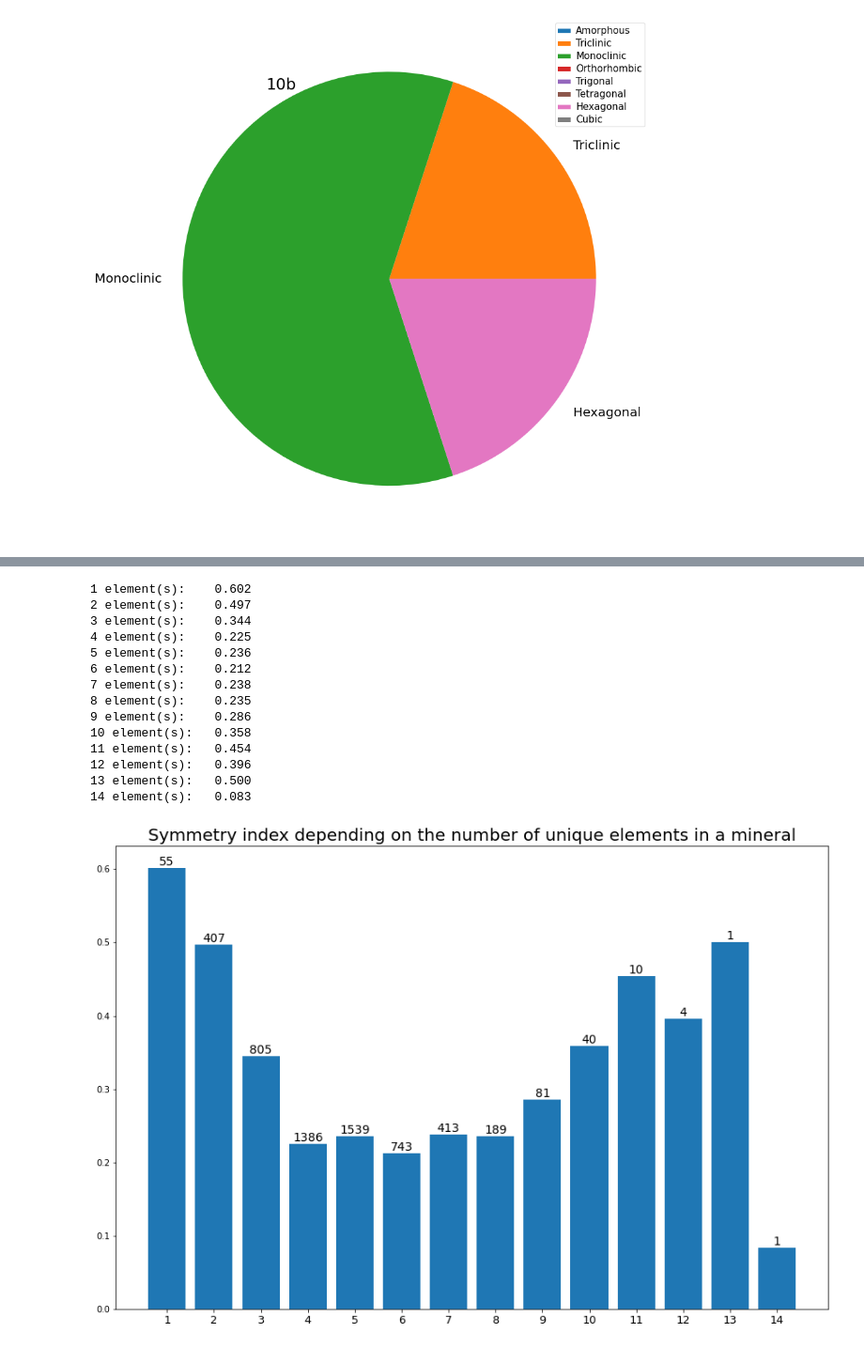
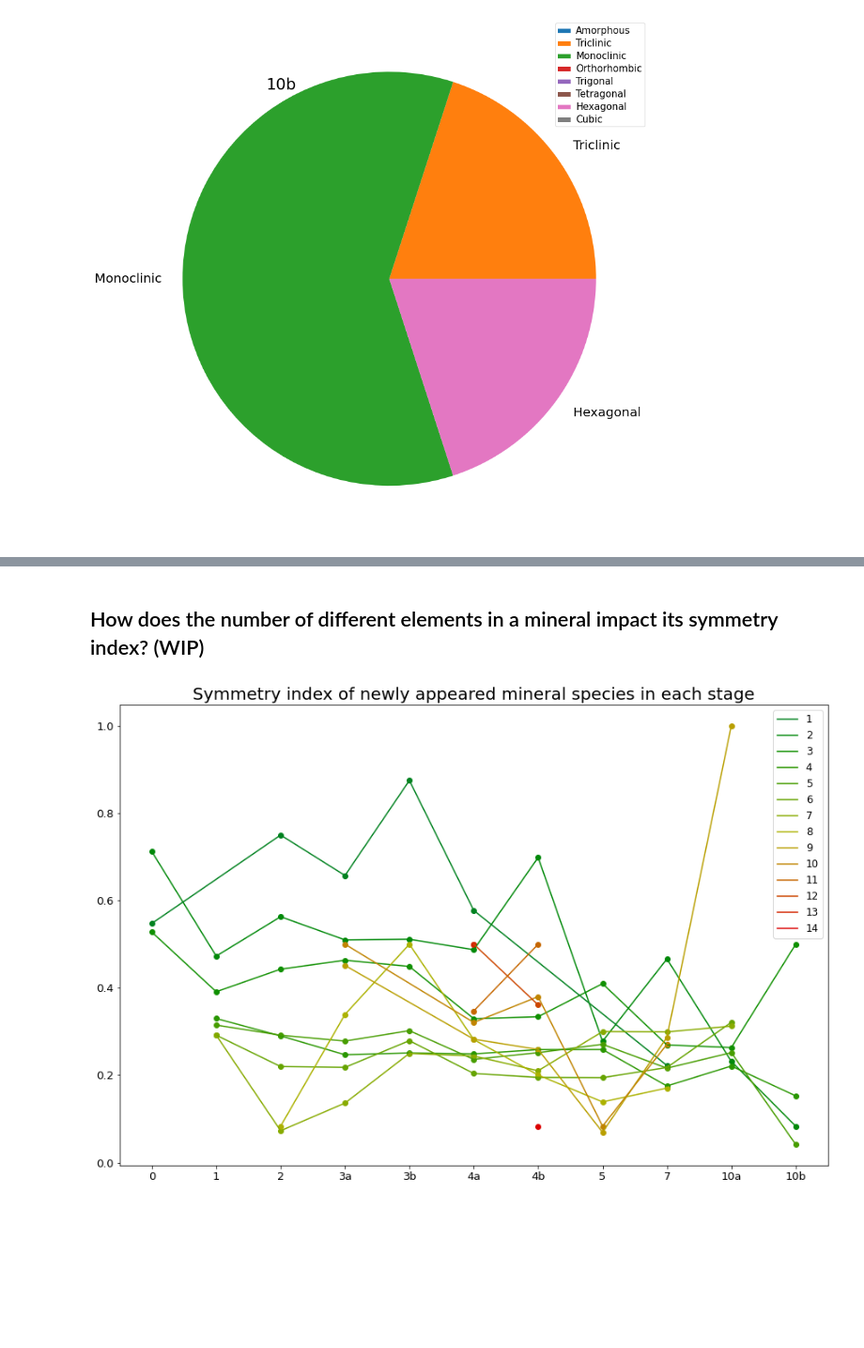
Before and after one commit to NoaVidovic/mineral-evolution-data, a Jupyter notebook: data_analysis_dobrovolski.ipynb, the cells around one changed output, grey strips where cells are left out. Shown at 94% size. Saved outputs shown, nothing was run; the diff lists cells and outputs as text; code cells hidden in the pictures; blank space fills up the shorter version.

Commit message:
+ added extra data analysis (regression of sym_ind-n_el data, population statistics of n_el) * refactored code to add commonly used values as constants

```diff
--- a/data_analysis_dobrovolski.ipynb
+++ b/data_analysis_dobrovolski.ipynb
@@ -452,29 +394,2 @@ plt.savefig('graph_first_appeared_segregated_by_number_of_elements.png')
-# %%
-plt.figure(figsize=(15, 10))
-bars = plt.bar(symmetry_indices_num_total.keys(), symmetry_indices_num_total.values())
-plt.xticks(range(1, max(symmetry_indices_num_total.keys())+1), fontsize=13)
-plt.title('Symmetry index depending on the number of unique elements in a mineral', fontsize=20)
-
-[ print(f'{n} element(s):\t {symmetry_indices_num_total[n]:.3f}') for n in range(1, 15) ]
-
-for num, bar in zip(num_minerals_total.values(), bars):
-    plt.text(bar.get_x() + bar.get_width()/2, bar.get_height(),
-             f'{num}',
-             ha='center', va='bottom', fontsize=14
-            )
-# %% [output]
-1 element(s):    0.602
-2 element(s):    0.497
-3 element(s):    0.344
-4 element(s):    0.225
-5 element(s):    0.236
-6 element(s):    0.212
-7 element(s):    0.238
-8 element(s):    0.235
-9 element(s):    0.286
-10 element(s):   0.358
-11 element(s):   0.454
-12 element(s):   0.396
-13 element(s):   0.500
-14 element(s):   0.083
-[figure, removed]
+# %% [markdown]
+## How does the number of different elements in a mineral impact its symmetry index? (WIP)
@@ -480,0 +431,46 @@ for num, bar in zip(num_minerals_total.values(), bars):
+# %%
+def color_gradient(beg, end, n_pts):  # beg and end are to be rgb strings in the form 'RRGGBB'
+    rgb_beg = [ int(beg[i:i+2], 16)/255 for i in range(0, 6, 2) ]
+    rgb_end = [ int(end[i:i+2], 16)/255 for i in range(0, 6, 2) ]
+
+    h1, s1, v1 = rgb_to_hsv(*rgb_beg)
+    h2, s2, v2 = rgb_to_hsv(*rgb_end)
+
+    ret = []
+    for i in range(n_pts):
+        h = h1 + (h2 - h1) * i/(n_pts - 1)
+        s = s1 + (s2 - s1) * i/(n_pts - 1)
+        v = v1 + (v2 - v1) * i/(n_pts - 1)
+
+        rgb = hsv_to_rgb(h, s, v)
+        ret.append(rgb)
+
+    return ret
+# %%
+stage_to_x = lambda s: stages.index(s)
+num_colors = color_gradient('018220', 'db0000', 14)
+
+plt.figure(figsize=FIGSIZE)
+
+for num_elements, stage_sym_ind in stage_symmetry_indices_appeared_num.items():
+    x, y = [], []
+    for stage, sym_ind in stage_sym_ind.items():
+        plt.scatter(stage_to_x(stage), sym_ind, color=num_colors[num_elements-1])
+
+        x.append(stage_to_x(stage))
+        y.append(sym_ind)
+
+    plt.plot(x, y, color=num_colors[num_elements-1], label=str(num_elements))
+
+plt.xticks(range(len(stages)), labels=stages, fontsize=FS_TICK)
+plt.yticks(fontsize=FS_TICK)
+plt.title('Symmetry index of newly appeared mineral species in each stage', fontsize=FS_TITLE)
+
+handles, labels = plt.gca().get_legend_handles_labels()
+# sort both labels and handles by labels
+labels, handles = zip(*sorted(zip(labels, handles), key=lambda t: int(t[0])))
+plt.legend(handles, labels, fontsize=FS_LEGEND)
+
+plt.savefig('graph_first_appeared_segregated_by_number_of_elements.png')
+# %% [output]
+[figure, added]
```
Also changed, not shown: parts of 18 cells of this notebook, 1 other file.
